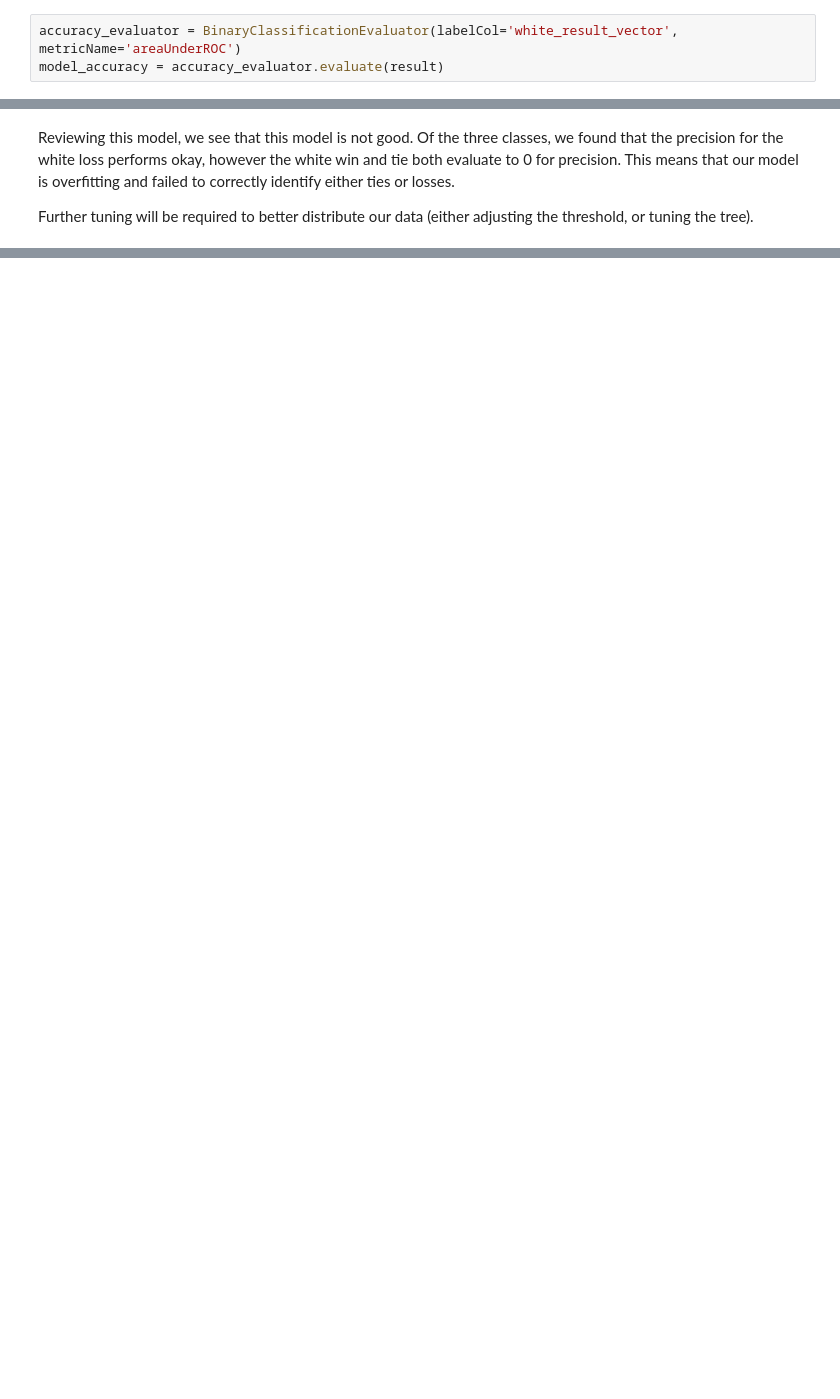
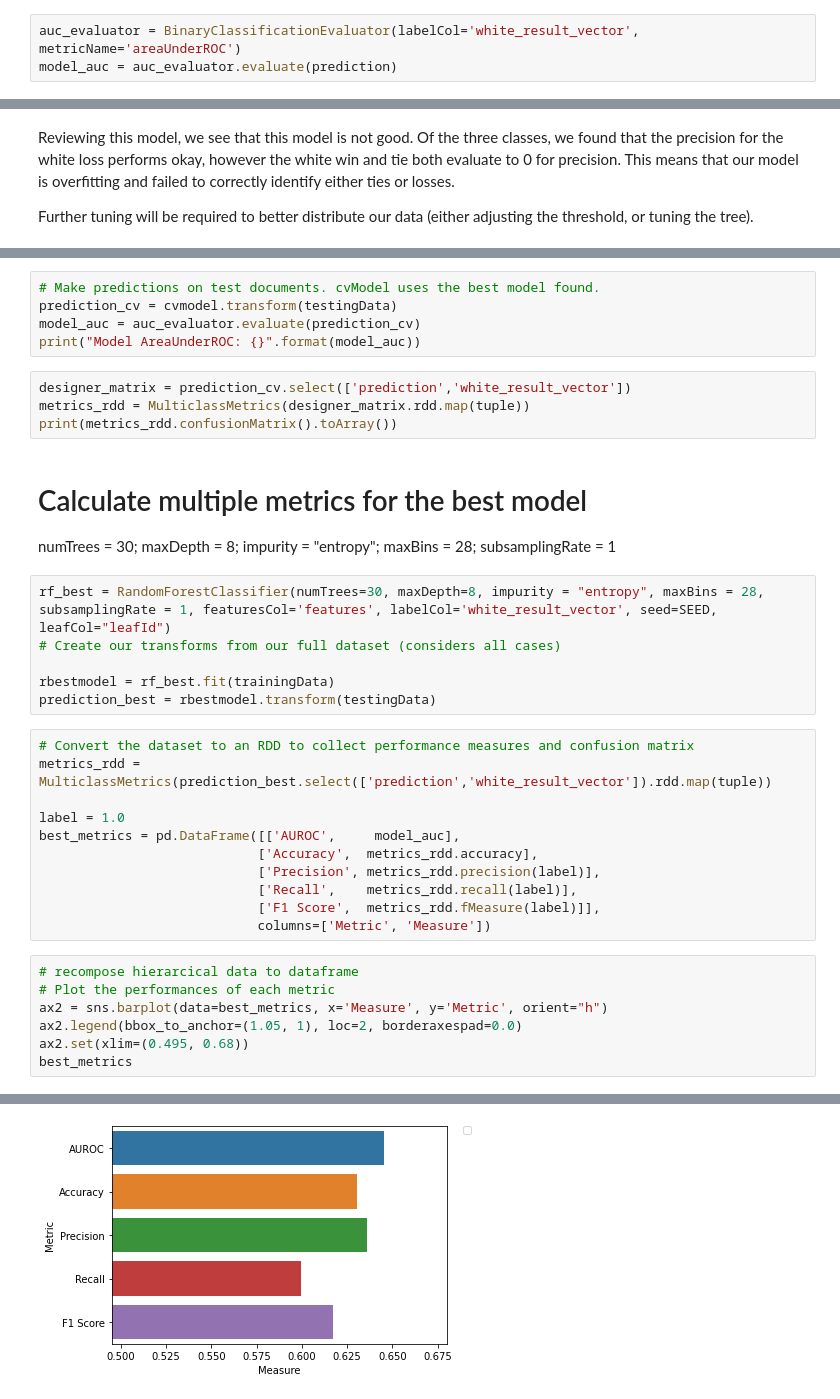
Before and after one commit to uva-ds5110-fa21-g10/semester-project, a Jupyter notebook: code/model/experiment-01/01-random-forest.ipynb, the cells around one changed output, grey strips where cells are left out. Cells and saved outputs as stored; diff of their text form; blank space fills up the shorter version.

Commit message:
Added Xin's code baseline for RandomForest.

```diff
--- a/code/model/experiment-01/01-random-forest.ipynb
+++ b/code/model/experiment-01/01-random-forest.ipynb
@@ -105,4 +120,4 @@ result = model.transform(testing_df)
 # %%
-accuracy_evaluator = BinaryClassificationEvaluator(labelCol='white_result_vector', metricName='areaUnderROC')
-model_accuracy = accuracy_evaluator.evaluate(result)
+auc_evaluator = BinaryClassificationEvaluator(labelCol='white_result_vector', metricName='areaUnderROC')
+model_auc = auc_evaluator.evaluate(prediction)
 # %%
@@ -128,0 +217,38 @@ Further tuning will be required to better distribute our data (either adjusting
+# %%
+# Make predictions on test documents. cvModel uses the best model found.
+prediction_cv = cvmodel.transform(testingData)
+model_auc = auc_evaluator.evaluate(prediction_cv)
+print("Model AreaUnderROC: {}".format(model_auc))
+# %%
+designer_matrix = prediction_cv.select(['prediction','white_result_vector'])
+metrics_rdd = MulticlassMetrics(designer_matrix.rdd.map(tuple))
+print(metrics_rdd.confusionMatrix().toArray())
+# %% [markdown]
+# Calculate multiple metrics for the best model
+
+numTrees = 30; maxDepth = 8; impurity = "entropy"; maxBins = 28; subsamplingRate = 1
+# %%
+rf_best = RandomForestClassifier(numTrees=30, maxDepth=8, impurity = "entropy", maxBins = 28, subsamplingRate = 1, featuresCol='features', labelCol='white_result_vector', seed=SEED, leafCol="leafId")
+# Create our transforms from our full dataset (considers all cases)
+
+rbestmodel = rf_best.fit(trainingData)
+prediction_best = rbestmodel.transform(testingData)
+# %%
+# Convert the dataset to an RDD to collect performance measures and confusion matrix
+metrics_rdd = MulticlassMetrics(prediction_best.select(['prediction','white_result_vector']).rdd.map(tuple))
+
+label = 1.0
+best_metrics = pd.DataFrame([['AUROC',     model_auc],
+                            ['Accuracy',  metrics_rdd.accuracy],
+                            ['Precision', metrics_rdd.precision(label)],
+                            ['Recall',    metrics_rdd.recall(label)],
+                            ['F1 Score',  metrics_rdd.fMeasure(label)]],
+                            columns=['Metric', 'Measure'])
+# %%
+# recompose hierarcical data to dataframe
+# Plot the performances of each metric
+ax2 = sns.barplot(data=best_metrics, x='Measure', y='Metric', orient="h")
+ax2.legend(bbox_to_anchor=(1.05, 1), loc=2, borderaxespad=0.0)
+ax2.set(xlim=(0.495, 0.68))
+best_metrics
+# %% [output]
@@ -128,0 +262 @@ Further tuning will be required to better distribute our data (either adjusting
+[figure, added]
```
Also changed, not shown: parts of 36 cells of this notebook.
